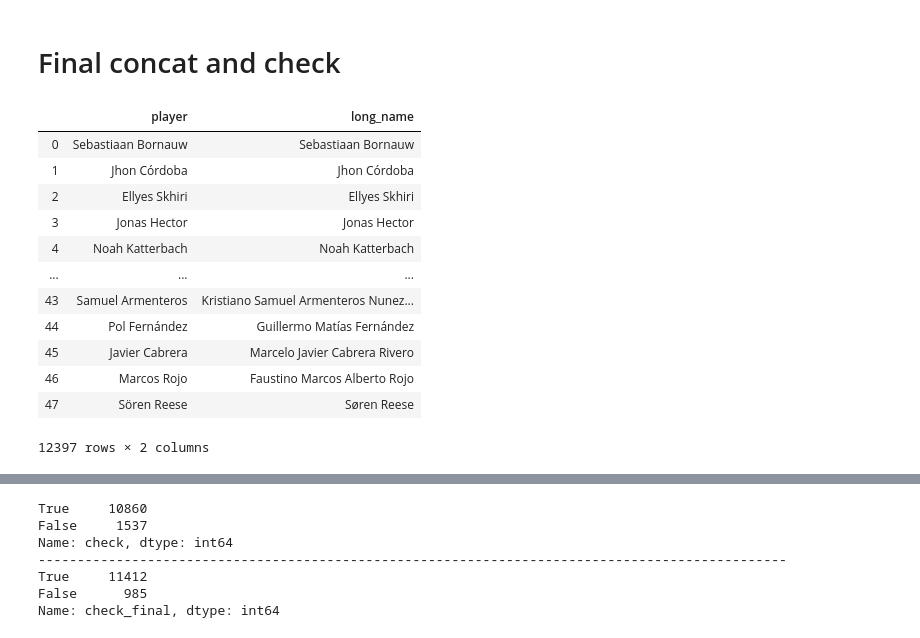
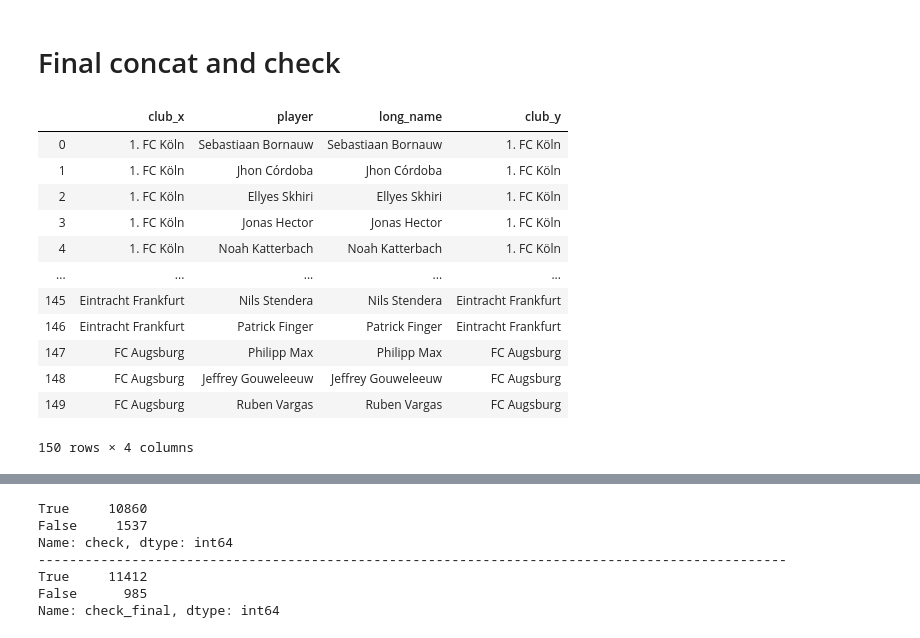
Before and after one commit to fabwerk90/FIFA-20---Market-value-prediction, a Jupyter notebook: 2. Data Mining.ipynb, the cells around one changed output, grey strips where cells are left out. Cells and saved outputs as stored; diff of their text form; code cells hidden in the pictures.

```diff
--- a/2. Data Mining.ipynb
+++ b/2. Data Mining.ipynb
@@ -432,7 +432,7 @@ Length: 4445, dtype: int64
 # %%
 #check if first string is in long_name
 iteration_2_final_check = merge_iteration_2_duplicates_out.copy()
-iteration_2_final_check = iteration_2_final_check.drop (["#","bday","club_x","height_cm_x","ID_iteration_2","dob","height_cm_y","club_y","team_jersey_number"], axis=1)
+iteration_2_final_check = iteration_2_final_check.drop (["#","bday","height_cm_x","ID_iteration_2","dob","height_cm_y","team_jersey_number"], axis=1)
 iteration_2_final_check["first"] = iteration_2_final_check["player"].str.split(" ").str[0]
 iteration_2_final_check["check"] = [x[0] in x[1] for x in zip(iteration_2_final_check['first'], iteration_2_final_check['long_name'])]
 iteration_2_final_check["check"].value_counts()
@@ -633,7 +633,7 @@ merge_iteration_3_duplicates_out
 # %%
 #check if first string is in long_name
 iteration_3_final_check = merge_iteration_3_duplicates_out.copy()
-iteration_3_final_check = iteration_3_final_check.drop (["#","bday","club_x","height_cm_x","ID_iteration_3","dob","height_cm_y","club_y","team_jersey_number"], axis=1)
+iteration_3_final_check = iteration_3_final_check.drop (["#","bday","height_cm_x","ID_iteration_3","dob","height_cm_y","team_jersey_number"], axis=1)
 iteration_3_final_check["first"] = iteration_3_final_check["player"].str.split(" ").str[0]
 iteration_3_final_check["check"] = [x[0] in x[1] for x in zip(iteration_3_final_check['first'], iteration_3_final_check['long_name'])]
 iteration_3_final_check["check"].value_counts()
@@ -781,7 +781,7 @@ Length: 199, dtype: int64
 # %%
 #check if first string is in long_name
 iteration_4_final_check = merge_iteration_4.copy()
-iteration_4_final_check = iteration_4_final_check.drop (["#","bday","club_x","height_cm_x","ID_iteration_4","dob","height_cm_y","club_y","team_jersey_number"], axis=1)
+iteration_4_final_check = iteration_4_final_check.drop (["#","bday","height_cm_x","ID_iteration_4","dob","height_cm_y","team_jersey_number"], axis=1)
 iteration_4_final_check["first"] = iteration_4_final_check["player"].str.split(" ").str[0]
 iteration_4_final_check["check"] = [x[0] in x[1] for x in zip(iteration_4_final_check['first'], iteration_4_final_check['long_name'])]
 iteration_4_final_check["check"].value_counts()
@@ -875,7 +875,7 @@ Length: 48, dtype: int64
 # %%
 #check if first string is in long_name
 iteration_5_final_check = merge_iteration_5.copy()
-iteration_5_final_check = iteration_5_final_check.drop (["#","bday","club_x","height_cm_x","ID_iteration_5","dob","height_cm_y","club_y","team_jersey_number"], axis=1)
+iteration_5_final_check = iteration_5_final_check.drop (["#","bday","height_cm_x","ID_iteration_5","dob","height_cm_y","team_jersey_number"], axis=1)
 iteration_5_final_check["first"] = iteration_5_final_check["player"].str.split(" ").str[0]
 iteration_5_final_check["check"] = [x[0] in x[1] for x in zip(iteration_5_final_check['first'], iteration_5_final_check['long_name'])]
 iteration_5_final_check["check"].value_counts()
@@ -984,18 +984,18 @@ tm_merge_iteration_5_compare
 # Final concat and check
 # %%
 final_name_keys = pd.concat([iteration_1_final, iteration_2_final, iteration_3_final, iteration_4_final, iteration_5_final ], sort=False)
-final_name_keys
+final_name_keys.head(150)
 # %% [output]
-|  | player | long_name |
-| 0 | Sebastiaan Bornauw | Sebastiaan Bornauw |
-| 1 | Jhon Córdoba | Jhon Córdoba |
-| 2 | Ellyes Skhiri | Ellyes Skhiri |
-| 3 | Jonas Hector | Jonas Hector |
-| 4 | Noah Katterbach | Noah Katterbach |
-| ... | ... | ... |
-| 43 | Samuel Armenteros | Kristiano Samuel Armenteros Nunez... |
-| 44 | Pol Fernández | Guillermo Matías Fernández |
-| 45 | Javier Cabrera | Marcelo Javier Cabrera Rivero |
-| 46 | Marcos Rojo | Faustino Marcos Alberto Rojo |
-| 47 | Sören Reese | Søren Reese |
+|  | club_x | player | long_name | club_y |
+| 0 | 1. FC Köln | Sebastiaan Bornauw | Sebastiaan Bornauw | 1. FC Köln |
+| 1 | 1. FC Köln | Jhon Córdoba | Jhon Córdoba | 1. FC Köln |
+| 2 | 1. FC Köln | Ellyes Skhiri | Ellyes Skhiri | 1. FC Köln |
+| 3 | 1. FC Köln | Jonas Hector | Jonas Hector | 1. FC Köln |
+| 4 | 1. FC Köln | Noah Katterbach | Noah Katterbach | 1. FC Köln |
+| ... | ... | ... | ... | ... |
+| 145 | Eintracht Frankfurt | Nils Stendera | Nils Stendera | Eintracht Frankfurt |
+| 146 | Eintracht Frankfurt | Patrick Finger | Patrick Finger | Eintracht Frankfurt |
+| 147 | FC Augsburg | Philipp Max | Philipp Max | FC Augsburg |
+| 148 | FC Augsburg | Jeffrey Gouweleeuw | Jeffrey Gouweleeuw | FC Augsburg |
+| 149 | FC Augsburg | Ruben Vargas | Ruben Vargas | FC Augsburg |
-12397 rows × 2 columns
+150 rows × 4 columns
```
Also changed, not shown: parts of 18 cells of this notebook.
